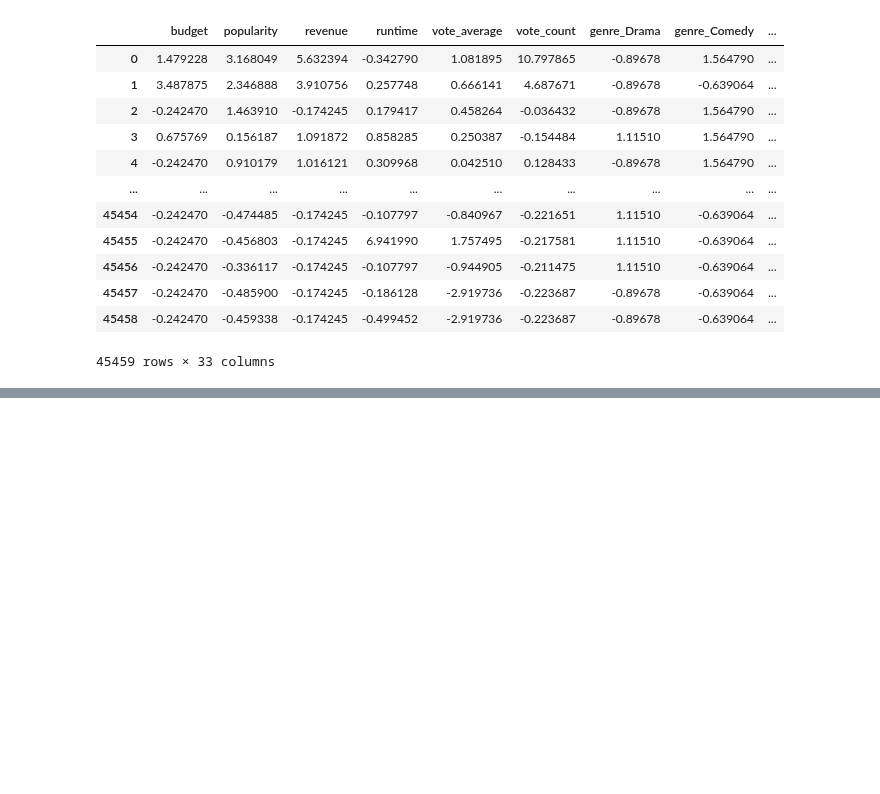
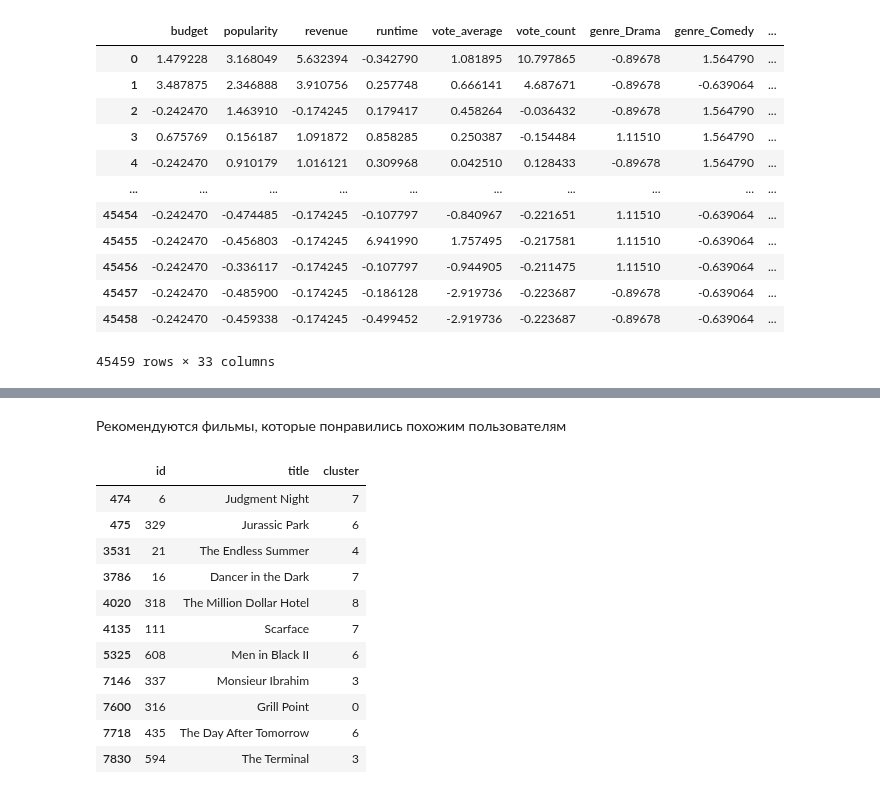
Before and after one commit to Saveliy1501/DS-homeworks, a Jupyter notebook: lessons/lesson_recomendation_system_1.ipynb, the cells around one changed output, grey strips where cells are left out. Saved outputs shown, nothing was run; the diff lists cells and outputs as text; code cells hidden in the pictures; blank space fills up the shorter version.

```diff
--- a/lessons/lesson_recomendation_system_1.ipynb
+++ b/lessons/lesson_recomendation_system_1.ipynb
@@ -392,0 +425,36 @@ recomendation_based_on_person(X_merged, X, 1)
+# %% [markdown]
+Рекомендуются фильмы, которые понравились похожим пользователям
+# %%
+from sklearn.neighbors import NearestNeighbors
+
+def user_based_recomendation(user_matrix,X, userId):
+
+    nn = NearestNeighbors(n_neighbors=6, metric='cosine')
+    nn.fit(user_matrix)
+
+    distances,indices = nn.kneighbors([user_matrix.iloc[userId]])
+    indices = indices.tolist()[0][1:]
+
+    neighbors_df = user_matrix.iloc[indices]
+    neighbors_df = neighbors_df.loc[:,(neighbors_df > 4).any()]
+
+    user_df = user_matrix.iloc[userId]
+    user_df = user_df[user_df != 0]
+
+    movies_ids = list(set(neighbors_df.columns)-set(user_df.index))
+
+    return X[X["id"].isin(movies_ids)][["id", "title", "cluster"]]
+user_based_recomendation(user_matrix,X, 1)
+# %% [output]
+|  | id | title | cluster |
+| 474 | 6 | Judgment Night | 7 |
+| 475 | 329 | Jurassic Park | 6 |
+| 3531 | 21 | The Endless Summer | 4 |
+| 3786 | 16 | Dancer in the Dark | 7 |
+| 4020 | 318 | The Million Dollar Hotel | 8 |
+| 4135 | 111 | Scarface | 7 |
+| 5325 | 608 | Men in Black II | 6 |
+| 7146 | 337 | Monsieur Ibrahim | 3 |
+| 7600 | 316 | Grill Point | 0 |
+| 7718 | 435 | The Day After Tomorrow | 6 |
+| 7830 | 594 | The Terminal | 3 |
```
Also changed, not shown: parts of 13 cells of this notebook.
